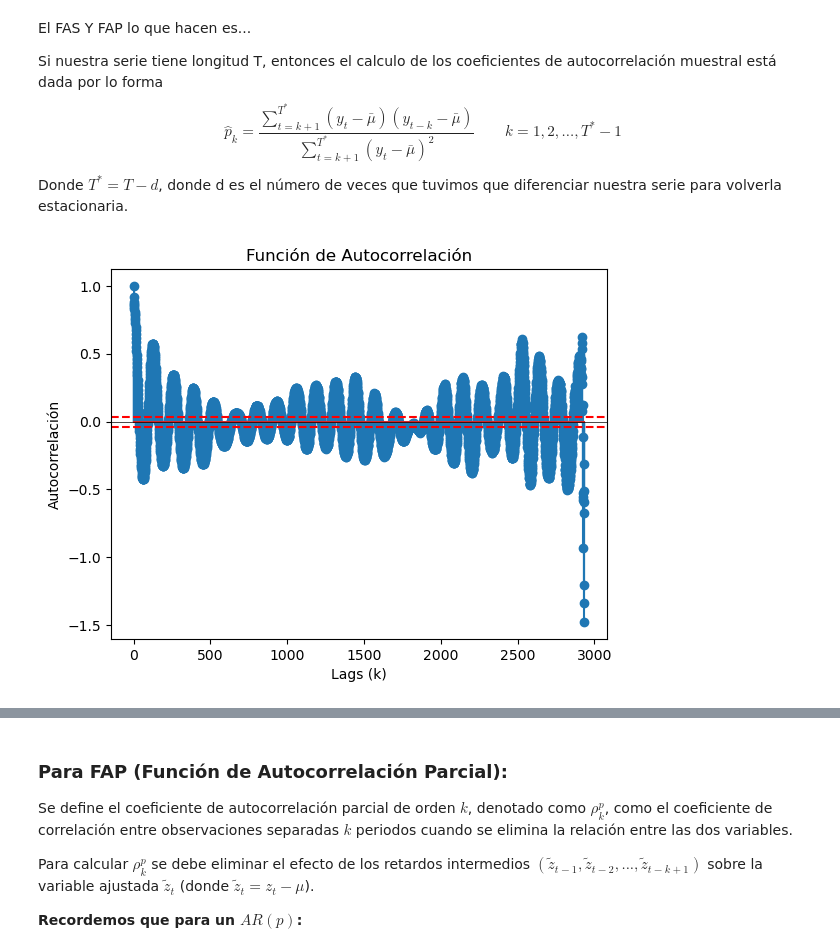
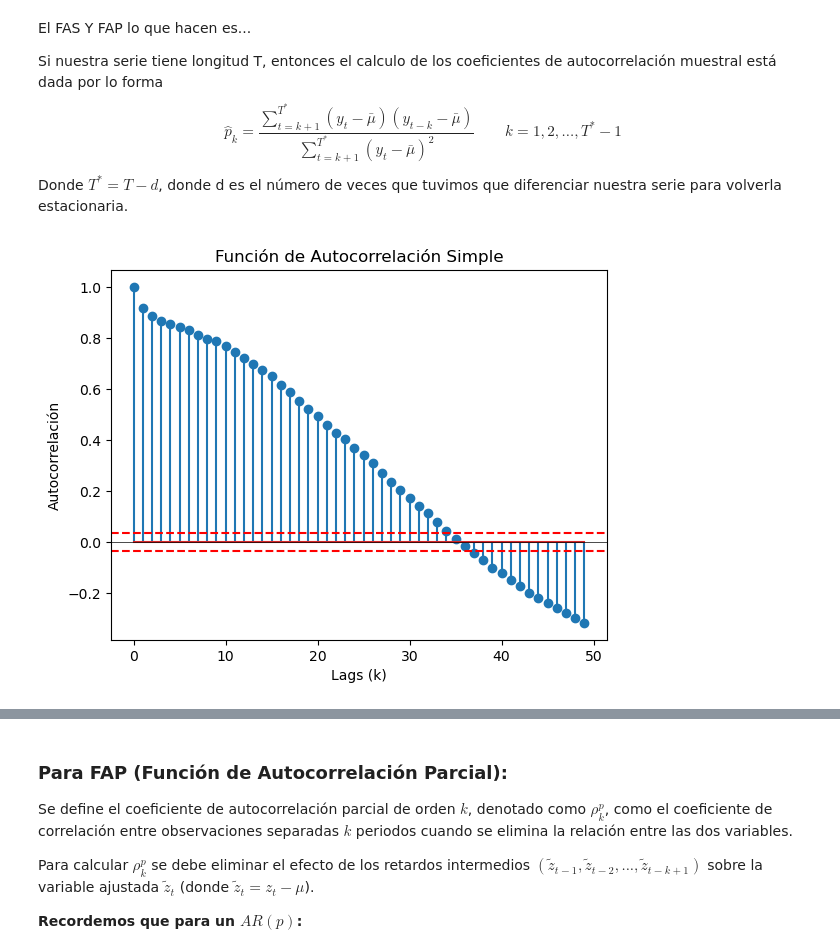
Before and after one commit to DRACDARKTIME/ARIMA-APLICADO-DATASET, a Jupyter notebook: Notebooks/Identificacion.ipynb, the cells around one changed output, grey strips where cells are left out. Drawn from its saved outputs; the diff is of its cells as text; code cells hidden in the pictures.

```diff
--- a/Notebooks/Identificacion.ipynb
+++ b/Notebooks/Identificacion.ipynb
@@ -130,22 +131,25 @@ def FAS(df, valor,d):
         if denominador == 0:
             valores_p_k.append(0)
         else:
-            valores_p_k.append(numerador / denominador)
+            valores_p_k.append(float(numerador / denominador))
 
     return valores_p_k, error_estandar
 # %%
 p_k, error_estandar = FAS(df_train, 'Monthly Mean Total Sunspot Number',0)
+# %%
+Lags_a_mostrar = 50
 # %%
+p_k = p_k[:Lags_a_mostrar]
 lags = range(len(p_k))
 
 plt.stem(lags, p_k)
 plt.axhline(y = -2 * error_estandar, color='red', linestyle='--')
 plt.axhline(y = 2 * error_estandar, color='red', linestyle='--')
 plt.axhline(y = 0, color='black', linewidth=0.5)
 
-plt.title("Función de Autocorrelación")
+plt.title("Función de Autocorrelación Simple")
 plt.xlabel("Lags (k)")
 plt.ylabel("Autocorrelación")
 plt.show()
 # %% [output]
-[figure, old version]
+[figure, new version]
```
Also changed, not shown: parts of 9 cells of this notebook.
